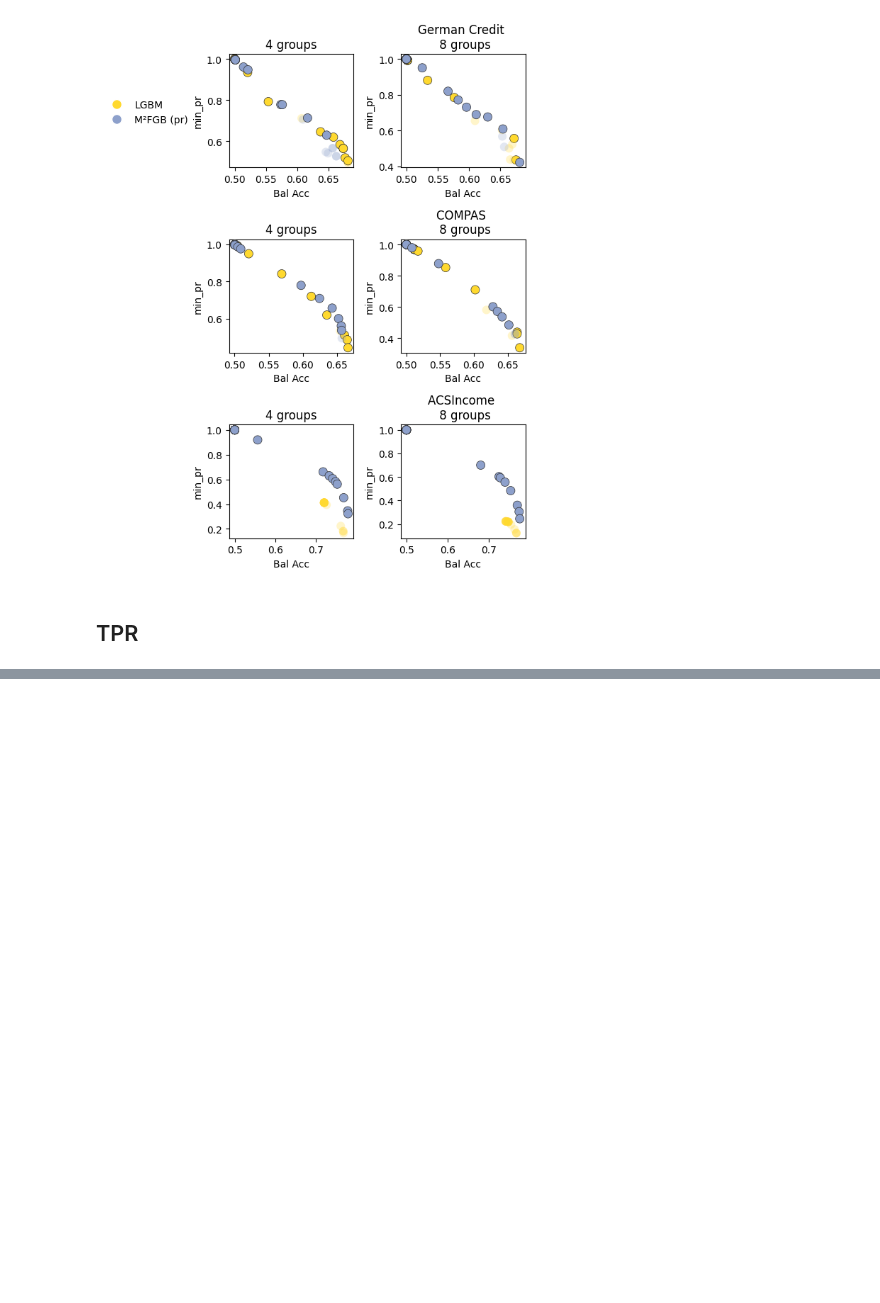
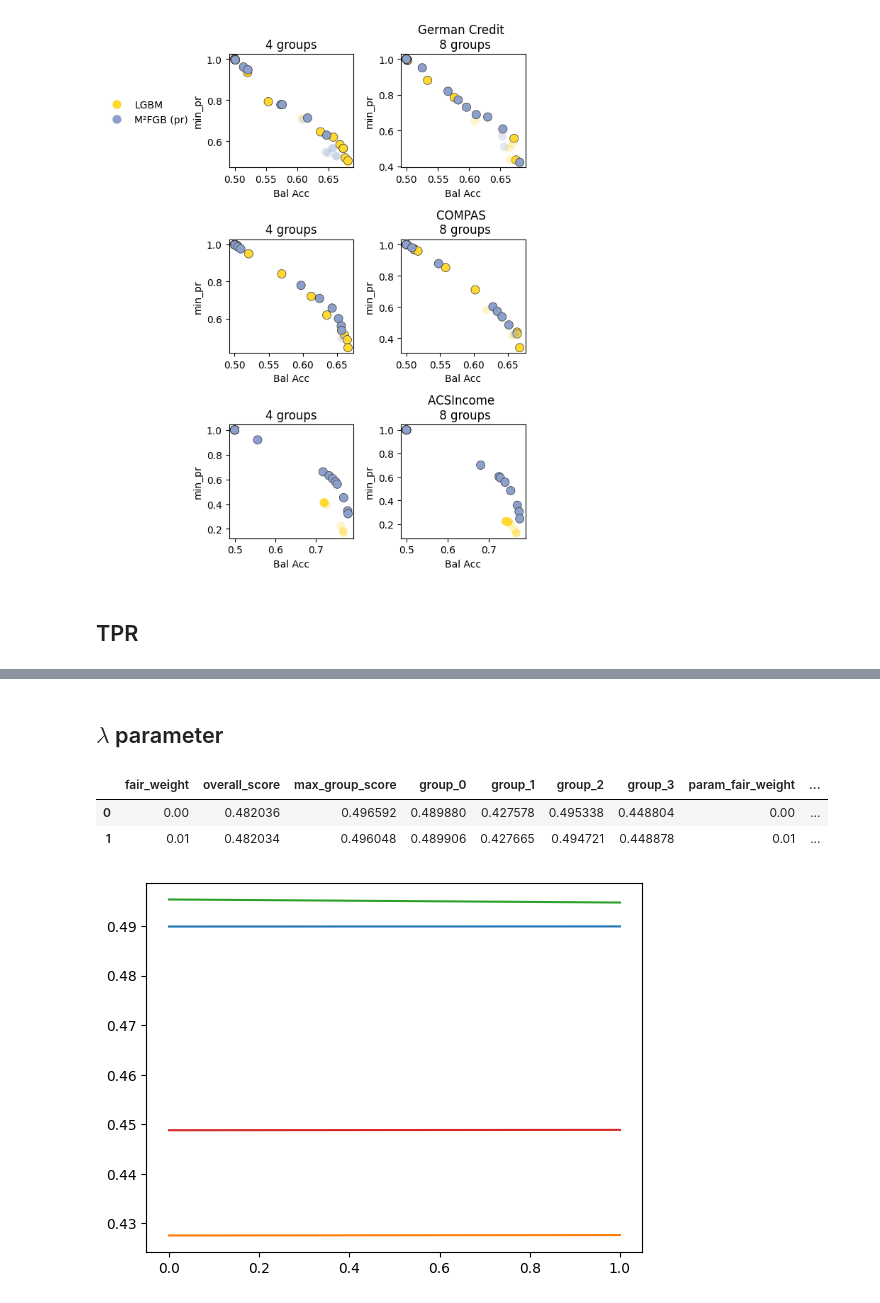
Before and after one commit to hiaac-finance/m2fgb, a Jupyter notebook: notebooks/analyze_results_new.ipynb, the cells around one changed output, grey strips where cells are left out. Drawn from its saved outputs; the diff is of its cells as text; code cells hidden in the pictures; blank space fills up the shorter version.

```diff
--- a/notebooks/analyze_results_new.ipynb
+++ b/notebooks/analyze_results_new.ipynb
@@ -415,7 +420,7 @@ M2FGB_grad_pr, acsincome, 10 n_folds, 100 models
 # %% [markdown]
 ## TPR
 # %%
-fig, axs = plt.subplots(nrows = 3, ncols = 2, figsize = (7, 8))
+fig, axs = plt.subplots(nrows = 3, ncols = 2, figsize = (6, 6))
 
 methods = [
     "LGBMClassifier",
@@ -458,7 +463,7 @@ for jj, dataset_name in enumerate(["german", "compas",  "acsincome"]):
                 results_m.bal_acc,
                 results_m[fair_metric],
                 c = methods_color[model_name],
-                s = 75,
+                s = 50,
                 alpha = [0.25 if d else 1 for d in results_m.dominated],
                 label = model_name,
                 lw = [0 if d else 0.5 for d in results_m.dominated],
@@ -483,7 +488,7 @@ for jj, dataset_name in enumerate(["german", "compas",  "acsincome"]):
 
 
 plt.tight_layout()
-#plt.savefig("../figs/results_datasets.pdf", dpi = 300)
+plt.savefig("../figs/results_datasets_tpr.pdf", dpi = 300)
 plt.show()
 # %% [output]
 LGBMClassifier, german, 10 n_folds, 100 models
@@ -505,0 +577,15 @@ M2FGB_grad_tpr, acsincome, 8 n_folds, 100 models
+# %% [markdown]
+## $\lambda$ parameter
+# %%
+results = pd.read_csv("../results/experiment_fair_weight/acsincome.csv")
+results = results.loc[:, results.dtypes == "float"].groupby("fair_weight").mean().reset_index()
+results
+# %% [output]
+|  | fair_weight | overall_score | max_group_score | group_0 | group_1 | group_2 | group_3 | param_fair_weight | ... |
+| 0 | 0.00 | 0.482036 | 0.496592 | 0.489880 | 0.427578 | 0.495338 | 0.448804 | 0.00 | ... |
+| 1 | 0.01 | 0.482034 | 0.496048 | 0.489906 | 0.427665 | 0.494721 | 0.448878 | 0.01 | ... |
+# %%
+for i in range(4):
+    plt.plot(results[f"group_{i}"])
+# %% [output]
+[figure, added]
```
Also changed, not shown: parts of 11 cells of this notebook, 1 other file.
